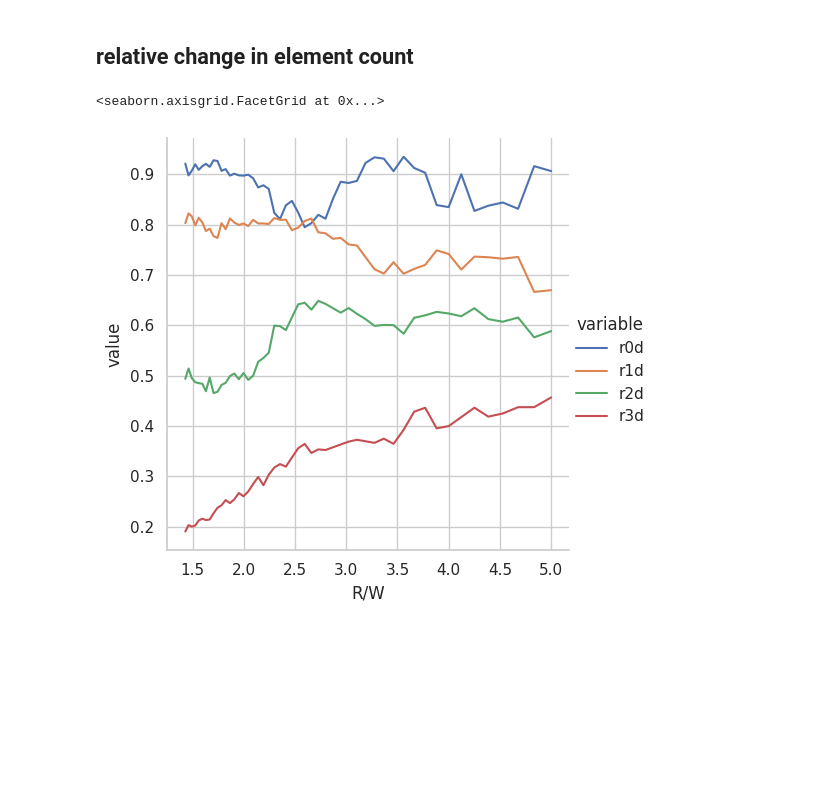
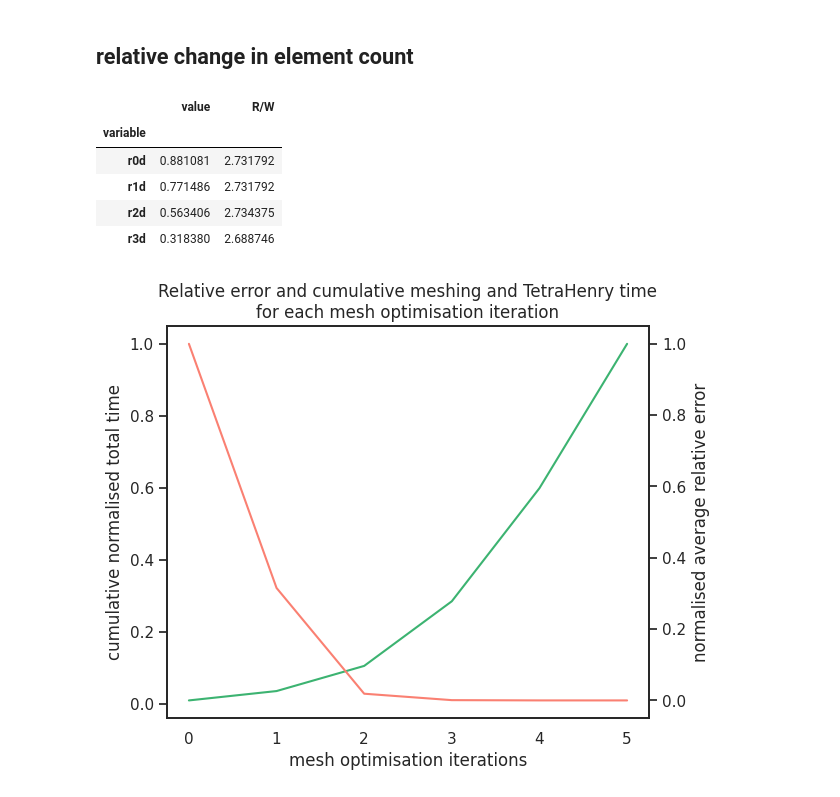
Before and after one commit to 23572027/SkripsieCode, a Jupyter notebook: testfiles/Circle_With_Remeshing/result.ipynb, the cells around one changed output. Cells and saved outputs as stored; diff of their text form; code cells hidden in the pictures; blank space fills up the shorter version.

```diff
--- a/testfiles/Circle_With_Remeshing/result.ipynb
+++ b/testfiles/Circle_With_Remeshing/result.ipynb
@@ -156,7 +156,43 @@ temp["R/W"] = res["R/W"].unique()
 con = pd.concat([temp] * 4,ignore_index=True)
 dchange["R/W"] = con["R/W"]
 dchange = dchange[dchange["value"] != 0]
-sns.relplot(dchange,x="R/W",y="value",hue="variable",kind="line")
+# sns.relplot(dchange,x="R/W",y="value",hue="variable",kind="line")
+# plt.show()
+avgs = dchange.groupby("variable").mean()
+avgs
 # %% [output]
-<seaborn.axisgrid.FacetGrid at 0x...>
-[figure, removed]
+|  | value | R/W |
+| variable |  |  |
+| r0d | 0.881081 | 2.731792 |
+| r1d | 0.771486 | 2.731792 |
+| r2d | 0.563406 | 2.734375 |
+| r3d | 0.318380 | 2.688746 |
+# %%
+res["totaltime"] =   res["meshtime"]
+avg_time = res.groupby("remiter").mean(numeric_only= True)
+
+avg_time["cumsum"] = avg_time["totaltime"].cumsum()
+avg_time["cumsum"] = avg_time["cumsum"]/avg_time["cumsum"].max()
+avg_time["avgerr"] = res.groupby("remiter")['error'].mean()
+avg_time["avgerr"] = avg_time["avgerr"]/avg_time["avgerr"].max()
+# %%
+sns.set_style("white")
+fig, ax1 = plt.subplots()
+
+sns.lineplot(avg_time,x="remiter", y="cumsum",markers=True,ax=ax1,color="mediumseagreen")
+plt.ylabel("cumulative normalised total time")
+
+ax2 = ax1.twinx()
+sns.lineplot(avg_time,x="remiter", y="avgerr",markers=True,ax=ax2,color="salmon")
+fig.tight_layout()
+
+plt.ylabel("normalised average relative error")
+
+ax1.set_xlabel("mesh optimisation iterations")
+
+plt.title("Relative error and cumulative meshing and TetraHenry time\nfor each mesh optimisation iteration")
+
+
+plt.show()
+# %% [output]
+[figure, added]
```
Also changed, not shown: parts of 2 cells of this notebook, 19 other files.
